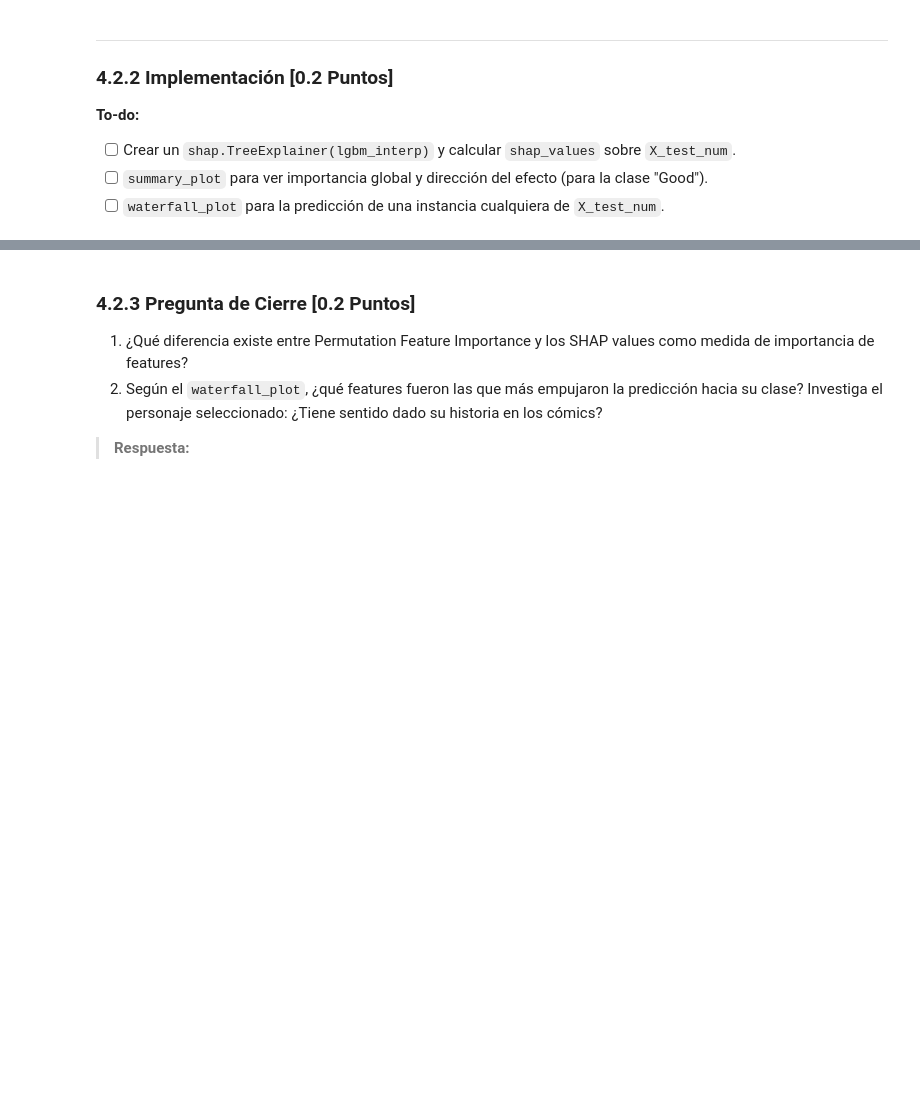
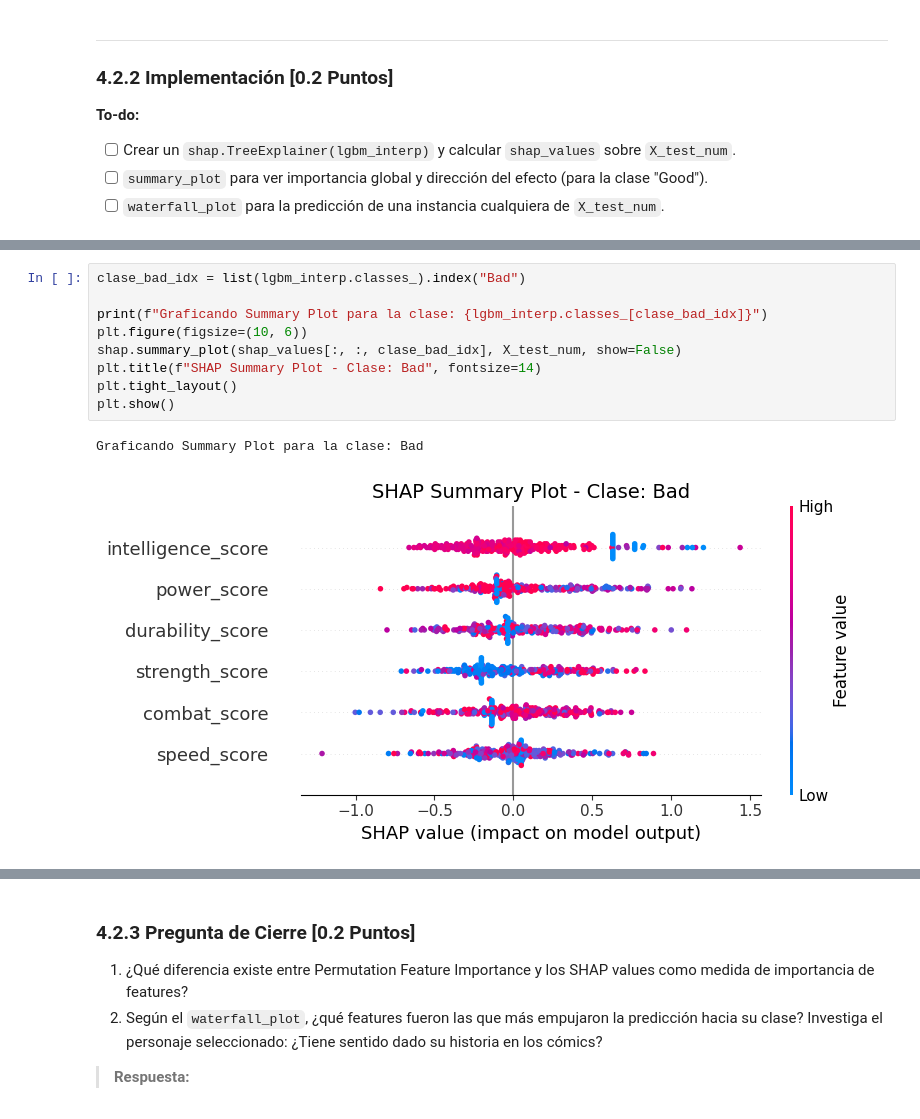
Before and after one commit to BAFCS/MDS7202, a Jupyter notebook: Labs/Lab_7/Lab7_enunciado.ipynb, the cells around one changed output, grey strips where cells are left out. Drawn from its saved outputs; the diff is of its cells as text; blank space fills up the shorter version.

```diff
--- a/Labs/Lab_7/Lab7_enunciado.ipynb
+++ b/Labs/Lab_7/Lab7_enunciado.ipynb
@@ -902,0 +940,12 @@ Responde las siguientes preguntas con tus propias palabras:
+# %%
+clase_bad_idx = list(lgbm_interp.classes_).index("Bad")
+
+print(f"Graficando Summary Plot para la clase: {lgbm_interp.classes_[clase_bad_idx]}")
+plt.figure(figsize=(10, 6))
+shap.summary_plot(shap_values[:, :, clase_bad_idx], X_test_num, show=False)
+plt.title(f"SHAP Summary Plot - Clase: Bad", fontsize=14)
+plt.tight_layout()
+plt.show()
+# %% [output]
+Graficando Summary Plot para la clase: Bad
+[figure, added]
```
Also changed, not shown: parts of 5 cells of this notebook.
